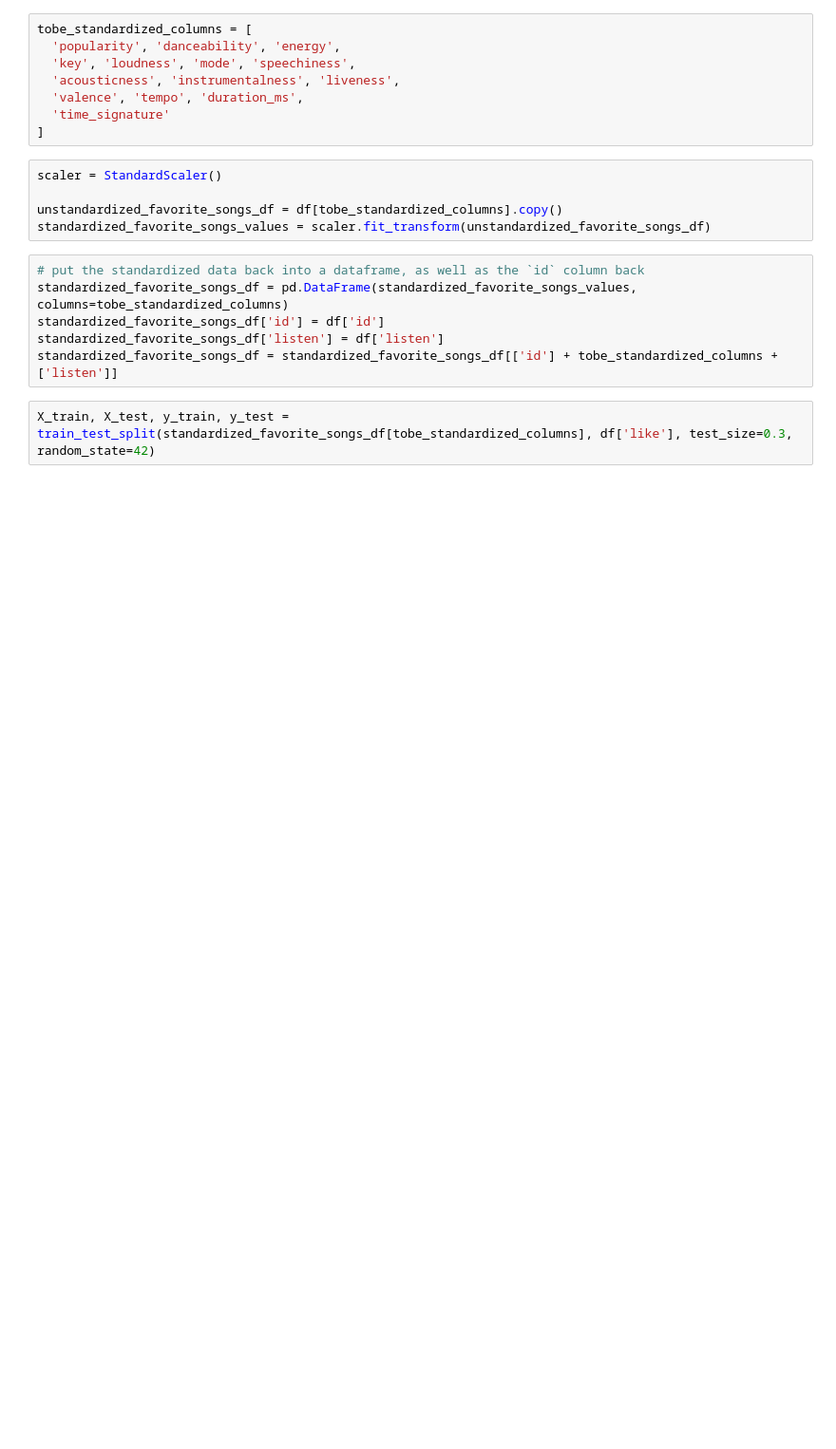
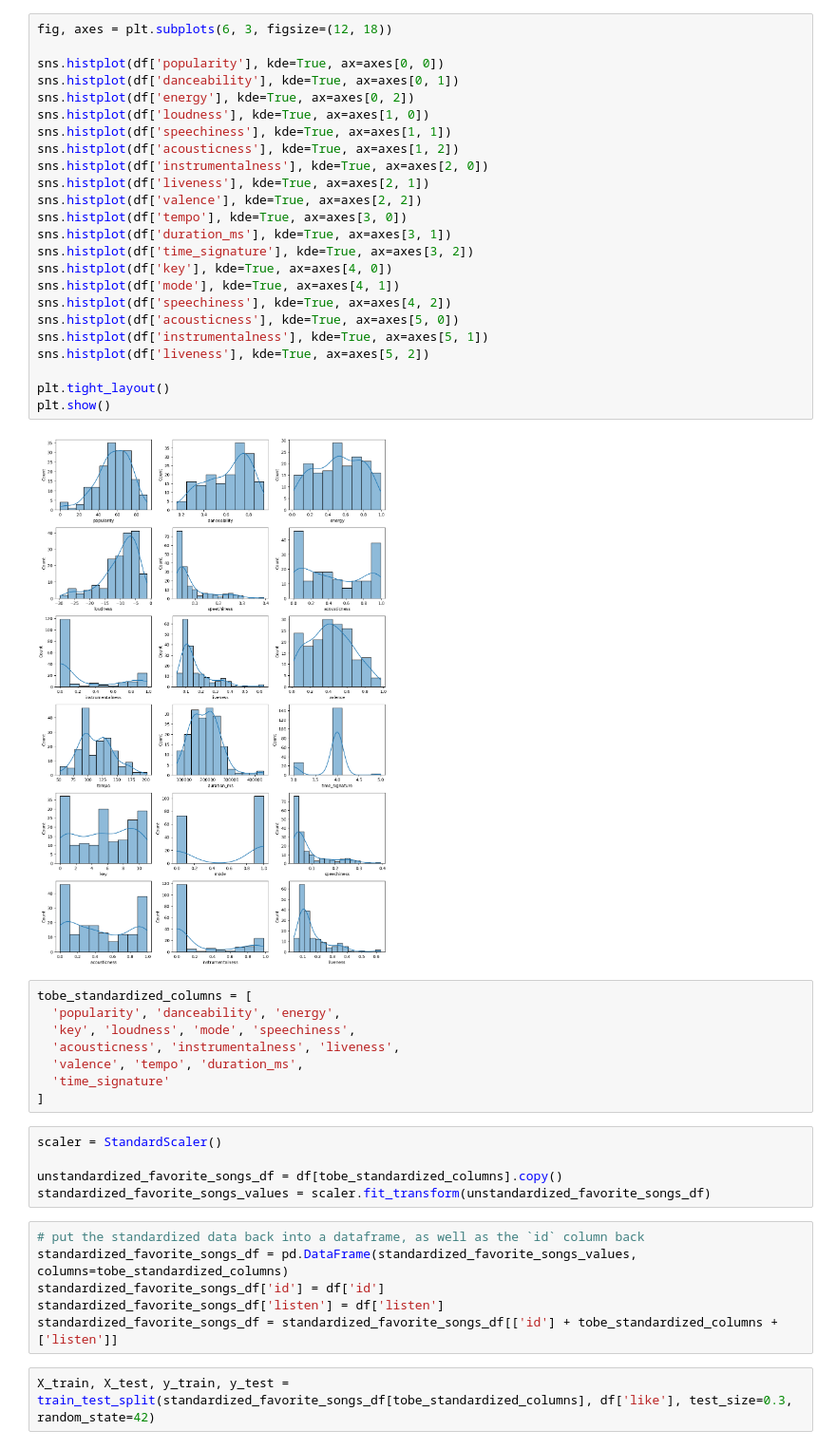
Before and after one commit to bsraya/data-science-portfolio, a Jupyter notebook: song-recommendation-system.ipynb, the cells around one changed output. Shown: that part at 95% size. Cells and saved outputs as stored; diff of their text form; blank space fills up the shorter version.

```diff
--- a/song-recommendation-system.ipynb
+++ b/song-recommendation-system.ipynb
@@ -18,3 +53,29 @@ df['like'] = df['like'].astype(int)
+# %%
+fig, axes = plt.subplots(6, 3, figsize=(12, 18))
+
+sns.histplot(df['popularity'], kde=True, ax=axes[0, 0])
+sns.histplot(df['danceability'], kde=True, ax=axes[0, 1])
+sns.histplot(df['energy'], kde=True, ax=axes[0, 2])
+sns.histplot(df['loudness'], kde=True, ax=axes[1, 0])
+sns.histplot(df['speechiness'], kde=True, ax=axes[1, 1])
+sns.histplot(df['acousticness'], kde=True, ax=axes[1, 2])
+sns.histplot(df['instrumentalness'], kde=True, ax=axes[2, 0])
+sns.histplot(df['liveness'], kde=True, ax=axes[2, 1])
+sns.histplot(df['valence'], kde=True, ax=axes[2, 2])
+sns.histplot(df['tempo'], kde=True, ax=axes[3, 0])
+sns.histplot(df['duration_ms'], kde=True, ax=axes[3, 1])
+sns.histplot(df['time_signature'], kde=True, ax=axes[3, 2])
+sns.histplot(df['key'], kde=True, ax=axes[4, 0])
+sns.histplot(df['mode'], kde=True, ax=axes[4, 1])
+sns.histplot(df['speechiness'], kde=True, ax=axes[4, 2])
+sns.histplot(df['acousticness'], kde=True, ax=axes[5, 0])
+sns.histplot(df['instrumentalness'], kde=True, ax=axes[5, 1])
+sns.histplot(df['liveness'], kde=True, ax=axes[5, 2])
+
+plt.tight_layout()
+plt.show()
+# %% [output]
+[figure, added]
 # %%
 tobe_standardized_columns = [
   'popularity', 'danceability', 'energy',
```
Also changed, not shown: parts of 21 cells of this notebook.
